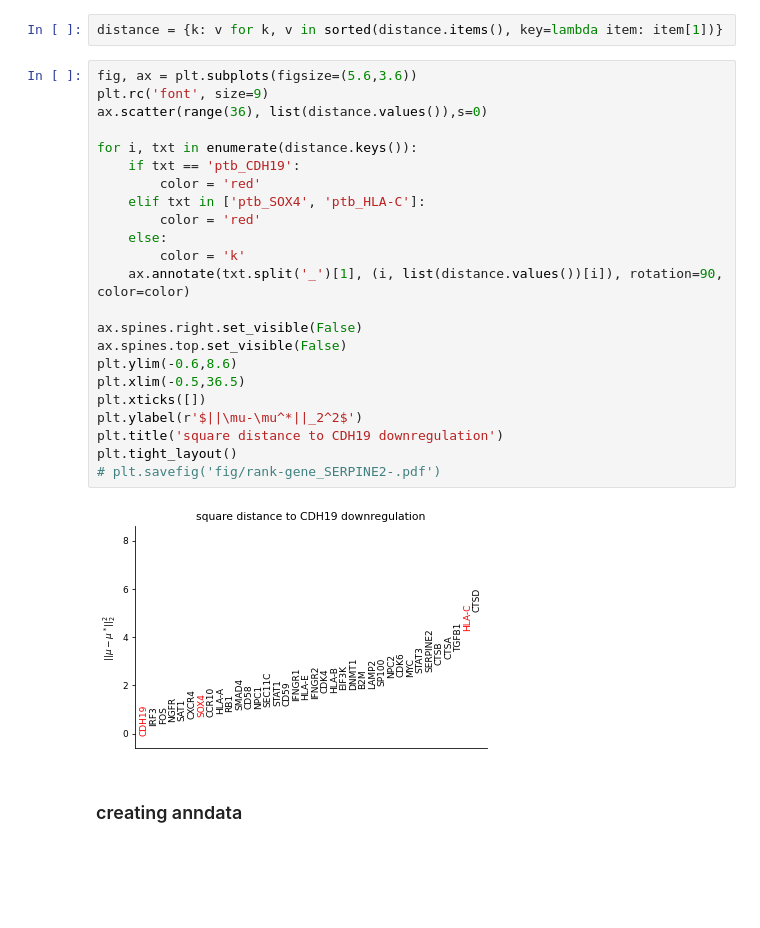
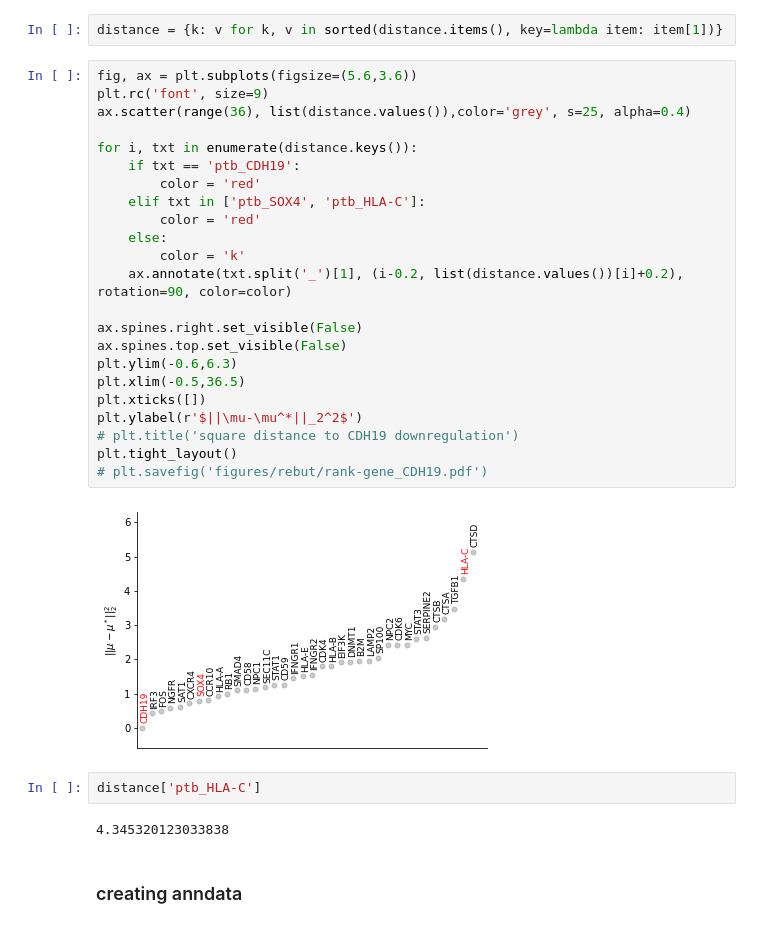
Before and after one commit to uhlerlab/actlearn_optint, a Jupyter notebook: perturb-CITE-seq/test.ipynb, the cells around one changed output. Saved outputs shown, nothing was run; the diff lists cells and outputs as text; blank space fills up the shorter version.

```diff
--- a/perturb-CITE-seq/test.ipynb
+++ b/perturb-CITE-seq/test.ipynb
@@ -28,28 +28,32 @@ distance = {k: v for k, v in sorted(distance.items(), key=lambda item: item[1])}
 # %%
 fig, ax = plt.subplots(figsize=(5.6,3.6))
 plt.rc('font', size=9)
-ax.scatter(range(36), list(distance.values()),s=0)
+ax.scatter(range(36), list(distance.values()),color='grey', s=25, alpha=0.4)
 
 for i, txt in enumerate(distance.keys()):
 	if txt == 'ptb_CDH19':
 		color = 'red'
 	elif txt in ['ptb_SOX4', 'ptb_HLA-C']:
 		color = 'red'
 	else:
 		color = 'k'
-	ax.annotate(txt.split('_')[1], (i, list(distance.values())[i]), rotation=90, color=color)
+	ax.annotate(txt.split('_')[1], (i-0.2, list(distance.values())[i]+0.2), rotation=90, color=color)
 
 ax.spines.right.set_visible(False)
 ax.spines.top.set_visible(False)
-plt.ylim(-0.6,8.6)
+plt.ylim(-0.6,6.3)
 plt.xlim(-0.5,36.5)
 plt.xticks([])
 plt.ylabel(r'$||\mu-\mu^*||_2^2$')
-plt.title('square distance to CDH19 downregulation')
+# plt.title('square distance to CDH19 downregulation')
 plt.tight_layout()
-# plt.savefig('fig/rank-gene_SERPINE2-.pdf')
+# plt.savefig('figures/rebut/rank-gene_CDH19.pdf')
 # %% [output]
-[figure, old version]
+[figure, new version]
+# %%
+distance['ptb_HLA-C']
+# %% [output]
+4.345320123033838
 # %% [markdown]
 ### creating anndata
 # %%
```
Also changed, not shown: parts of 14 cells of this notebook, 16 other files.
